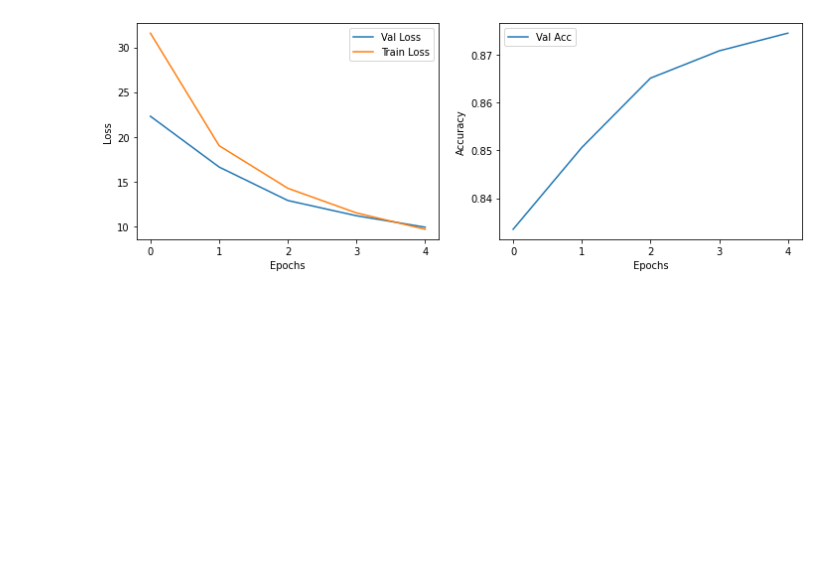
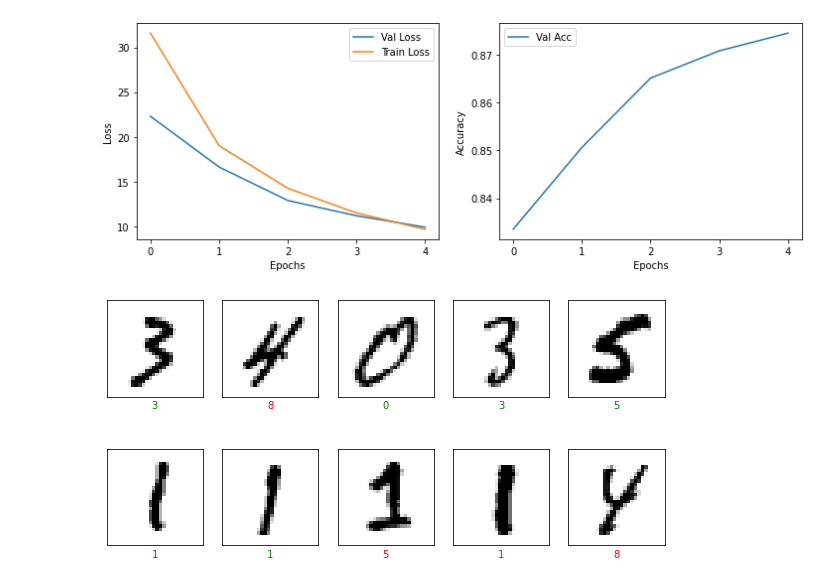
Before and after one commit to MoosaSaadat/handsonml, a Jupyter notebook: tensorflow_nn.ipynb, the cells around one changed output. Cells and saved outputs as stored; diff of their text form; code cells hidden in the pictures; blank space fills up the shorter version.

Commit message:
Predict examples

```diff
--- a/tensorflow_nn.ipynb
+++ b/tensorflow_nn.ipynb
@@ -210,3 +210,9 @@ Epoch 4...........Val Acc: 0.8745
 plot_results(history).show()
 # %% [output]
 [figure]
+# %%
+# Predict
+preds = model.predict(x_test)
+plot_random_examples(x_test, y_test, preds.numpy()).show()
+# %% [output]
+[figure, added]
```
